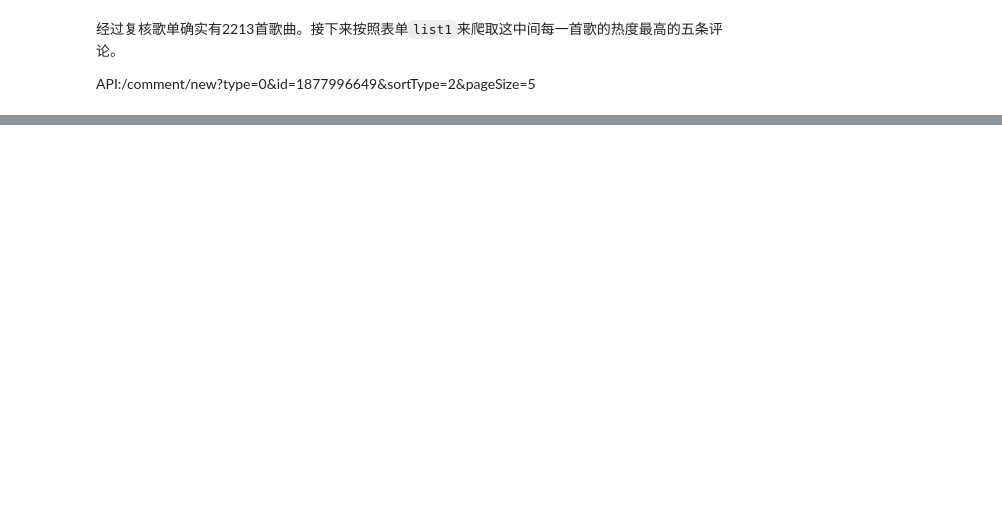
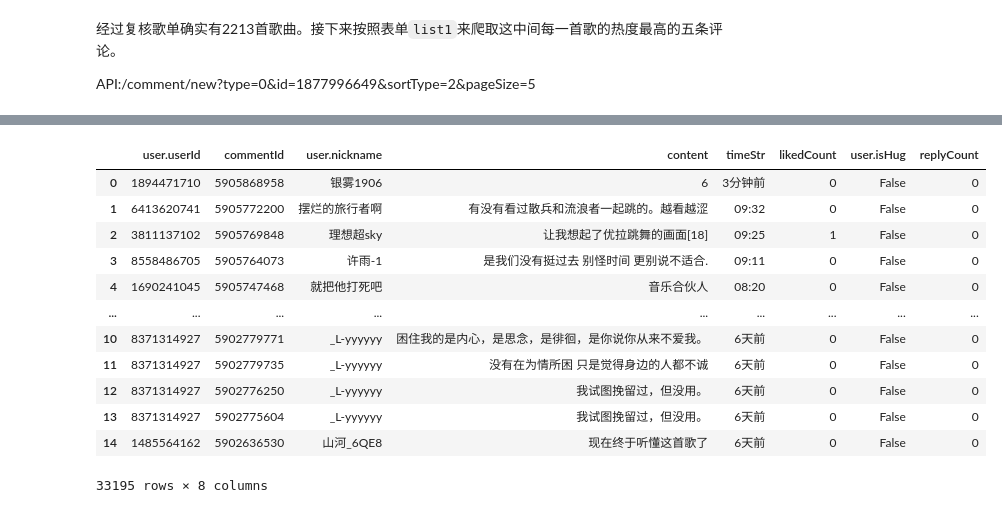
Before and after one commit to Adydio/DataAnalysis_CloudMusic, a Jupyter notebook: Python/AcquireComments.ipynb, the cells around one changed output, grey strips where cells are left out. Drawn from its saved outputs; the diff is of its cells as text; code cells hidden in the pictures; blank space fills up the shorter version.

```diff
--- a/Python/AcquireComments.ipynb
+++ b/Python/AcquireComments.ipynb
@@ -112,7 +118,27 @@ def get_all_new_comments(song_list):
         new_df = GetNewComments(song_list[i])
         ans = pd.concat([ans, new_df])
     return ans
+# %%
+new_comments_1 = get_all_new_comments(list1[0:1000])
 # %%
-new_comments = get_all_new_comments(list1)
+new_comments_2 = get_all_new_comments(list1[1000:])
+# %%
+new_comments = pd.concat([new_comments_1, new_comments_2])
+# %%
+new_comments
+# %% [output]
+|  | user.userId | commentId | user.nickname | content | timeStr | likedCount | user.isHug | replyCount |
+| 0 | 1894471710 | 5905868958 | 银雾1906 | 6 | 3分钟前 | 0 | False | 0 |
+| 1 | 6413620741 | 5905772200 | 摆烂的旅行者啊 | 有没有看过散兵和流浪者一起跳的。越看越涩 | 09:32 | 0 | False | 0 |
+| 2 | 3811137102 | 5905769848 | 理想超sky | 让我想起了优拉跳舞的画面[18] | 09:25 | 1 | False | 0 |
+| 3 | 8558486705 | 5905764073 | 许雨-1 | 是我们没有挺过去 别怪时间 更别说不适合. | 09:11 | 0 | False | 0 |
+| 4 | 1690241045 | 5905747468 | 就把他打死吧 | 音乐合伙人 | 08:20 | 0 | False | 0 |
+| ... | ... | ... | ... | ... | ... | ... | ... | ... |
+| 10 | 8371314927 | 5902779771 | _L-yyyyyy | 困住我的是内心，是思念，是徘徊，是你说你从来不爱我。 | 6天前 | 0 | False | 0 |
+| 11 | 8371314927 | 5902779735 | _L-yyyyyy | 没有在为情所困 只是觉得身边的人都不诚 | 6天前 | 0 | False | 0 |
+| 12 | 8371314927 | 5902776250 | _L-yyyyyy | 我试图挽留过，但没用。 | 6天前 | 0 | False | 0 |
+| 13 | 8371314927 | 5902775604 | _L-yyyyyy | 我试图挽留过，但没用。 | 6天前 | 0 | False | 0 |
+| 14 | 1485564162 | 5902636530 | 山河_6QE8 | 现在终于听懂这首歌了 | 6天前 | 0 | False | 0 |
+33195 rows × 8 columns
 # %%
 new_comments.to_csv("new_comments.csv",encoding='utf_8_sig')
```
Also changed, not shown: parts of 5 cells of this notebook, 12 other files.
